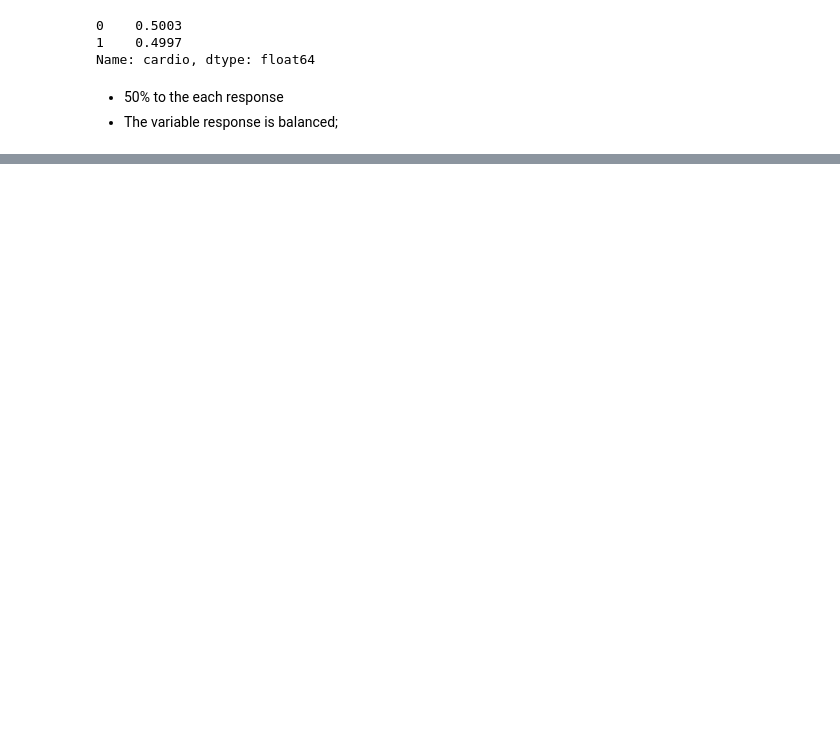
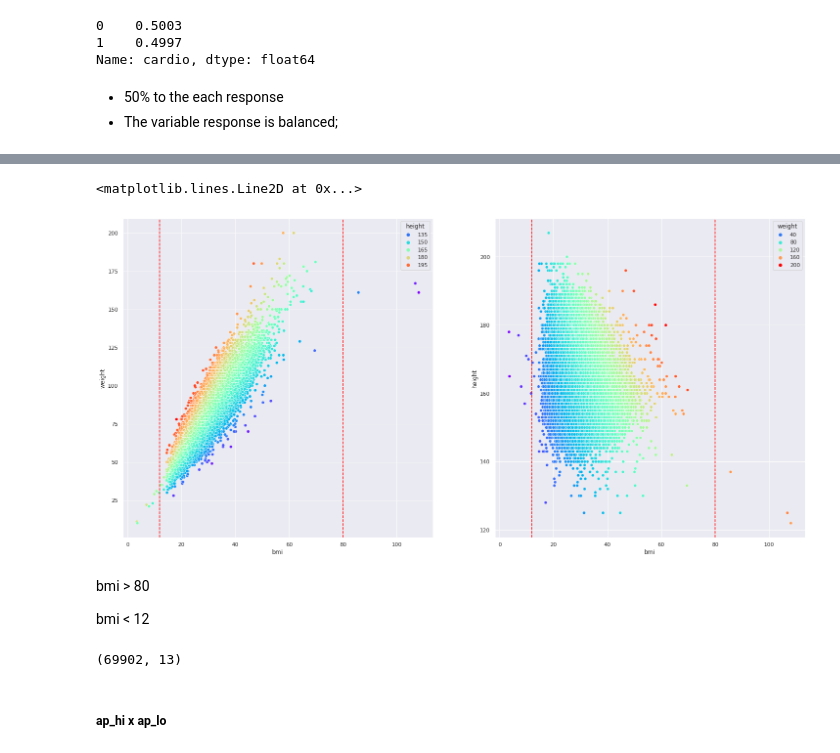
Before and after one commit to tadeucbm/cardio_catch_diseases, a Jupyter notebook: cardio_catch_diseases.ipynb, the cells around one changed output, grey strips where cells are left out. Drawn from its saved outputs; the diff is of its cells as text; code cells hidden in the pictures; blank space fills up the shorter version.

```diff
--- a/cardio_catch_diseases.ipynb
+++ b/cardio_catch_diseases.ipynb
@@ -148,0 +181,6 @@ sns.countplot(x='age', data=df2)
+# %%
+out_h_tall = df2[df2['height'] >= 220]
+out_h_short = df2[df2['height'] <= 120]
+
+df2 = df2.drop(out_h_tall.index, axis=0).copy()
+df2 = df2.drop(out_h_short.index, axis=0).copy()
@@ -148,0 +189,19 @@ sns.countplot(x='age', data=df2)
+# %%
+df2['bmi'] = df2['weight'] / (df2['height']/100)**2
+# %%
+plt.subplot(1, 2, 1)
+sns.scatterplot(x='bmi', y='weight', hue='height', palette='rainbow', data=df2)
+plt.axvline(x=12, color='red', linestyle='--')
+plt.axvline(x=80, color='red', linestyle='--')
+
+plt.subplot(1, 2, 2)
+sns.scatterplot(x='bmi', y='height', hue='weight', palette='rainbow', data=df2)
+plt.axvline(x=12, color='red', linestyle='--')
+plt.axvline(x=80, color='red', linestyle='--')
+# %% [output]
+<matplotlib.lines.Line2D at 0x...>
+[figure, added]
+# %% [markdown]
+bmi > 80
+
+bmi < 12
@@ -148,0 +214,6 @@ sns.countplot(x='age', data=df2)
+# %%
+df2.shape
+# %% [output]
+(69902, 13)
+# %% [markdown]
+##### ap_hi x ap_lo
```
Also changed, not shown: parts of 28 cells of this notebook, 1 other file.
